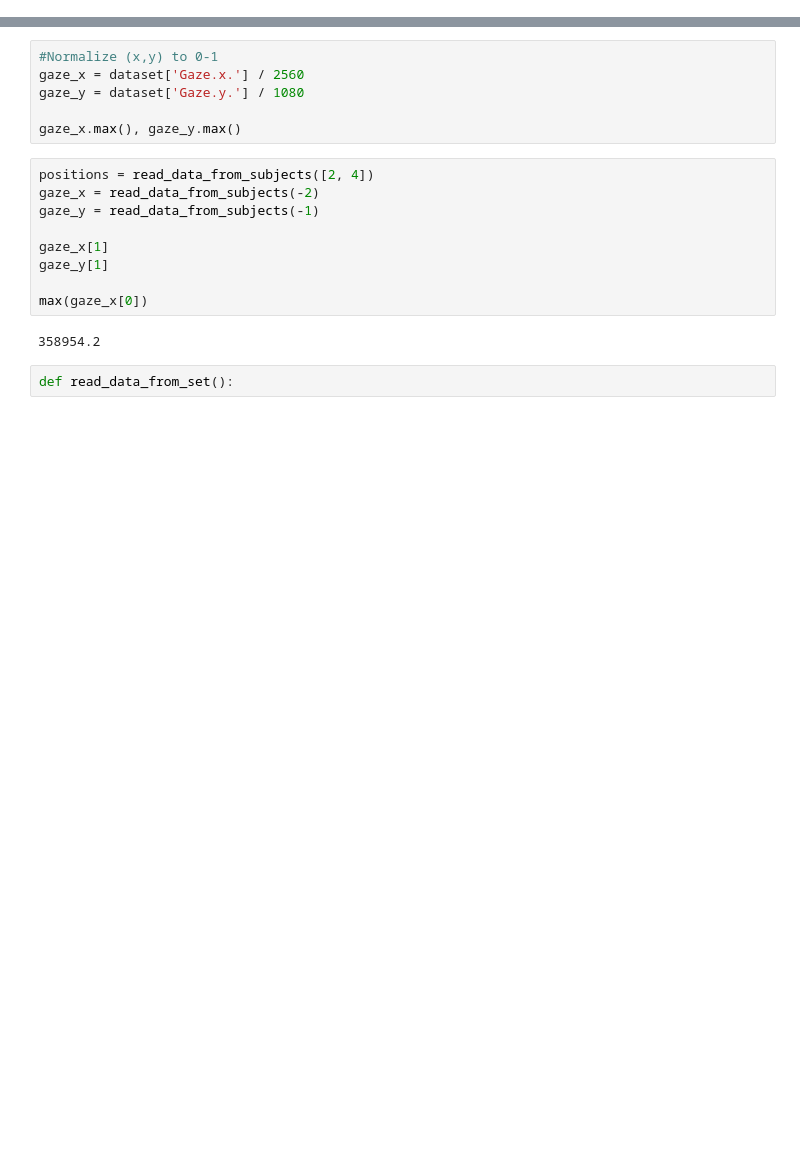
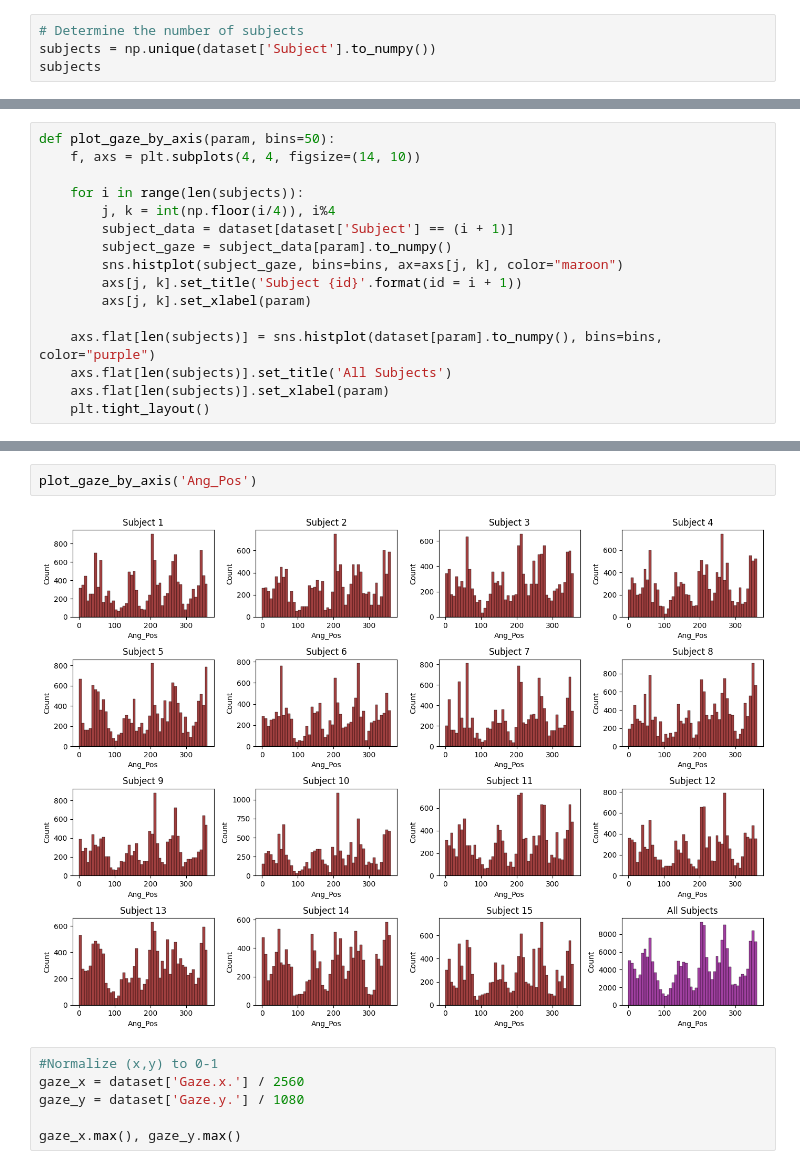
Before and after one commit to jerrymhuang/DreamDrone, a Jupyter notebook: FinalProject/exploration/hierarchical_gaze.ipynb, the cells around one changed output, grey strips where cells are left out. Saved outputs shown, nothing was run; the diff lists cells and outputs as text; blank space fills up the shorter version.

```diff
--- a/FinalProject/exploration/hierarchical_gaze.ipynb
+++ b/FinalProject/exploration/hierarchical_gaze.ipynb
@@ -36,0 +31,4 @@ dataset = pd.read_csv('../data/full_data.csv')
+# %%
+# Determine the number of subjects
+subjects = np.unique(dataset['Subject'].to_numpy())
+subjects
@@ -36,0 +56,16 @@ dataset = pd.read_csv('../data/full_data.csv')
+# %%
+def plot_gaze_by_axis(param, bins=50):
+    f, axs = plt.subplots(4, 4, figsize=(14, 10))
+
+    for i in range(len(subjects)):
+        j, k = int(np.floor(i/4)), i%4
+        subject_data = dataset[dataset['Subject'] == (i + 1)]
+        subject_gaze = subject_data[param].to_numpy()
+        sns.histplot(subject_gaze, bins=bins, ax=axs[j, k], color="maroon")
+        axs[j, k].set_title('Subject {id}'.format(id = i + 1))
+        axs[j, k].set_xlabel(param)
+
+    axs.flat[len(subjects)] = sns.histplot(dataset[param].to_numpy(), bins=bins, color="purple")
+    axs.flat[len(subjects)].set_title('All Subjects')
+    axs.flat[len(subjects)].set_xlabel(param)
+    plt.tight_layout()
@@ -37,19 +98,10 @@ dataset = pd.read_csv('../data/full_data.csv')
+# %%
+plot_gaze_by_axis('Ang_Pos')
+# %% [output]
+[figure, added]
 # %%
 #Normalize (x,y) to 0-1
 gaze_x = dataset['Gaze.x.'] / 2560
 gaze_y = dataset['Gaze.y.'] / 1080
 
 gaze_x.max(), gaze_y.max()
-# %%
-positions = read_data_from_subjects([2, 4])
-gaze_x = read_data_from_subjects(-2)
-gaze_y = read_data_from_subjects(-1)
-
-gaze_x[1]
-gaze_y[1]
-
-max(gaze_x[0])
-# %% [output]
-358954.2
-# %%
-def read_data_from_set():
```
Also changed, not shown: parts of 14 cells of this notebook.
